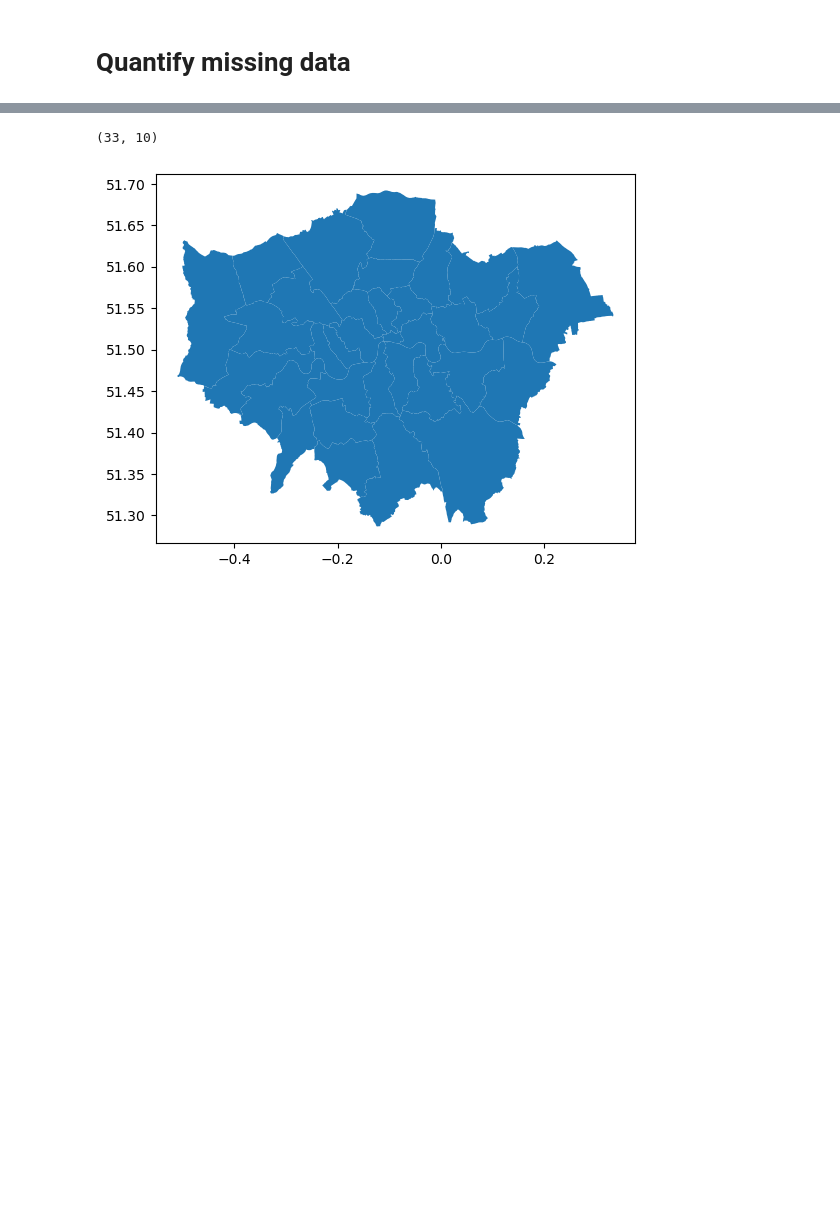
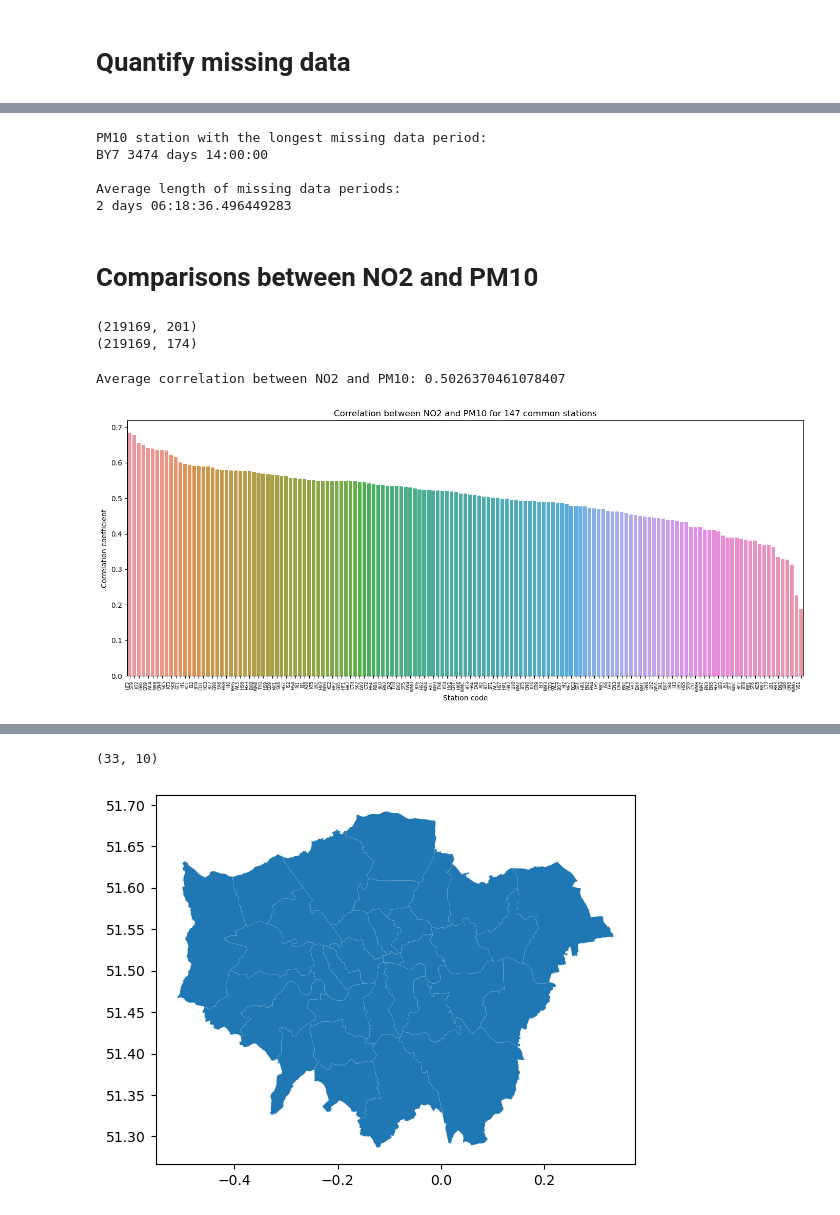
Before and after one commit to michellewl/AQ-graph-prop, a Jupyter notebook: intro_to_problem.ipynb, the cells around one changed output, grey strips where cells are left out. Drawn from its saved outputs; the diff is of its cells as text; code cells hidden in the pictures; blank space fills up the shorter version.

```diff
--- a/intro_to_problem.ipynb
+++ b/intro_to_problem.ipynb
@@ -127,0 +161,78 @@ Length: 202, dtype: float64
+# %%
+# Convert the dates to datetime format
+missing_data_periods['missing_periods'] = missing_data_periods['missing_periods'].apply(lambda x: [(pd.to_datetime(start), pd.to_datetime(end)) for start, end in x])
+
+# Calculate the longest missing data period and corresponding station
+missing_data_periods['longest_missing_period'] = missing_data_periods['missing_periods'].apply(lambda x: max([(end - start) for start, end in x], default=pd.Timedelta(0)))
+station_with_longest_period = missing_data_periods.loc[missing_data_periods['longest_missing_period'].idxmax()]
+
+# Calculate the average length of missing data periods
+missing_data_periods['average_missing_period'] = missing_data_periods['missing_periods'].apply(lambda x: sum([(end - start) for start, end in x], start=pd.Timedelta(0)) / len(x) if len(x) > 0 else pd.Timedelta(0))
+average_length_of_missing_data = missing_data_periods['average_missing_period'].mean()
+
+# Print the results
+print(f"{species} station with the longest missing data period:")
+print(station_with_longest_period.name, station_with_longest_period["longest_missing_period"])
+
+print("\nAverage length of missing data periods:")
+print(average_length_of_missing_data)
+# %% [output]
+PM10 station with the longest missing data period:
+BY7 3474 days 14:00:00
+
+Average length of missing data periods:
+2 days 06:18:36.496449283
+# %% [markdown]
+# Comparisons between NO2 and PM10
+# %%
+print(no2_df.shape)
+print(pm10_df.shape)
+# %% [output]
+(219169, 201)
+(219169, 174)
+# %%
+# Step 1: Identify common stations
+common_stations = set(no2_df.columns) & set(pm10_df.columns)
+num_common_stations = len(common_stations)
+
+# Step 2: Create an empty dataframe for the correlation results
+correlation_results = pd.DataFrame(columns=['Station', 'Correlation'])
+
+# Step 3: Iterate over common stations and calculate correlation
+for station_code in common_stations:
+    no2_station = no2_df[station_code]
+    pm10_station = pm10_df[station_code]
+
+    # Create a merged dataframe for the specific station
+    merged_station_df = pd.concat([no2_station, pm10_station], axis=1, keys=['NO2', 'PM10'])
+
+    # Drop rows with missing values
+    merged_station_df = merged_station_df.dropna()
+
+    # Calculate correlation
+    correlation = merged_station_df.corr().iloc[0, 1]
+
+    # Append results to the correlation dataframe
+    correlation_results = correlation_results.append({'Station': station_code, 'Correlation': correlation}, ignore_index=True)
+
+# Step 4: Sort the dataframe by correlation in descending order
+correlation_results = correlation_results.sort_values(by='Correlation', ascending=False)
+# %%
+print("Mean correlation between NO2 and PM10:", correlation_results['Correlation'].mean())
+# %% [output]
+Average correlation between NO2 and PM10: 0.5026370461078407
+# %%
+# Step 5: Plot the correlation results
+plt.figure(figsize=(14, 6))
+ax = sns.barplot(x='Station', y='Correlation', data=correlation_results)
+
+# Adjust x-axis labels for better readability
+ax.set_xticklabels(ax.get_xticklabels(), rotation=90, ha='right', fontsize=6)
+
+plt.title(f'Correlation between NO2 and PM10 for {num_common_stations} common stations')
+plt.xlabel('Station code')
+plt.ylabel('Correlation coefficient')
+plt.tight_layout()
+plt.show()
+# %% [output]
+[figure, added]
```
Also changed, not shown: parts of 13 cells of this notebook.
